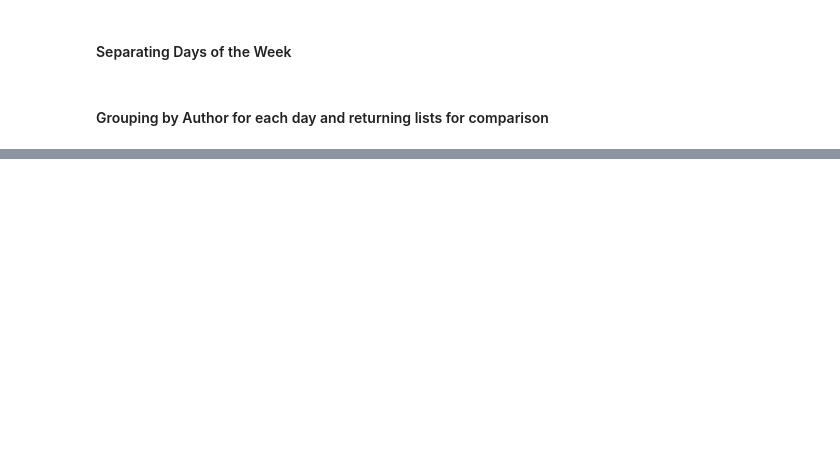
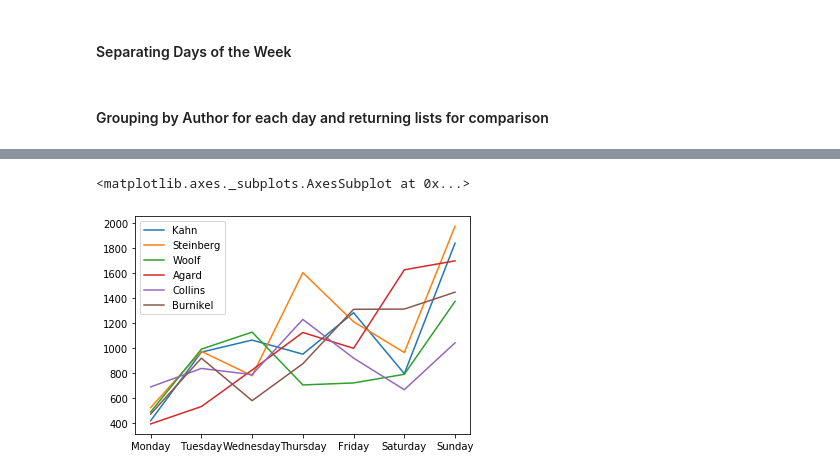
Before and after one commit to kejohnson1231/Crosswords, a Jupyter notebook: capstone_one_clean.ipynb, the cells around one changed output, grey strips where cells are left out. Drawn from its saved outputs; the diff is of its cells as text; code cells hidden in the pictures; blank space fills up the shorter version.

```diff
--- a/capstone_one_clean.ipynb
+++ b/capstone_one_clean.ipynb
@@ -147,0 +183,13 @@ set(sun_list) & set(mon_list) & set(tues_list) & set(wed_list) & set(thurs_list)
+# %%
+kahn = author_df(df, 'DAVID J. KAHN')
+steinberg = author_df(df, 'DAVID STEINBERG')
+woolf = author_df(df, 'DAVID WOOLF')
+agard = author_df(df, 'ERIK AGARD')
+collins = author_df(df, 'PETER A. COLLINS')
+burnikel = author_df(df, 'ZHOUQIN BURNIKEL')
+# %%
+authors = pd.concat([kahn, steinberg, woolf, agard, collins, burnikel], axis=1)
+# %%
+authors.columns = ['Kahn', 'Steinberg', 'Woolf', 'Agard', 'Collins', 'Burnikel']
+# %%
+authors = authors.reindex(['Monday', 'Tuesday', 'Wednesday', 'Thursday', 'Friday', 'Saturday', 'Sunday'])
@@ -147,0 +207,5 @@ set(sun_list) & set(mon_list) & set(tues_list) & set(wed_list) & set(thurs_list)
+# %%
+authors.plot.line()
+# %% [output]
+<matplotlib.axes._subplots.AxesSubplot at 0x...>
+[figure, added]
```
Also changed, not shown: parts of 15 cells of this notebook, 5 other files.
